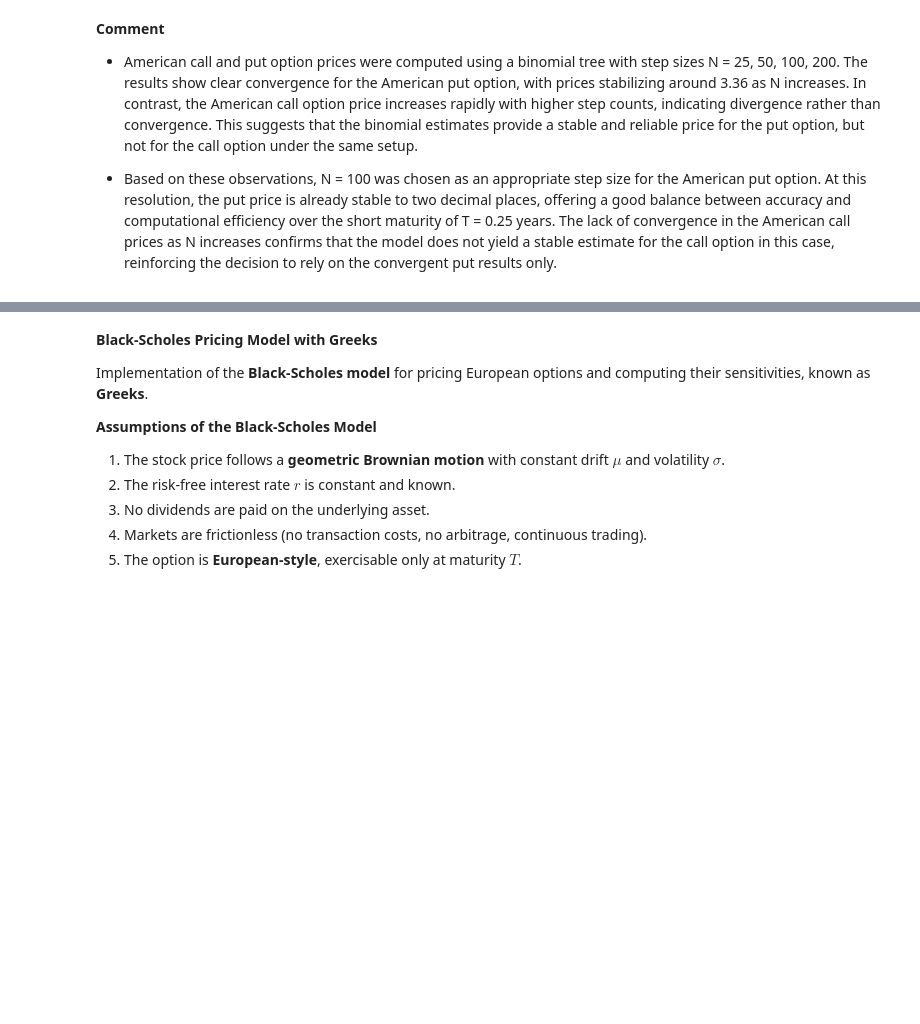
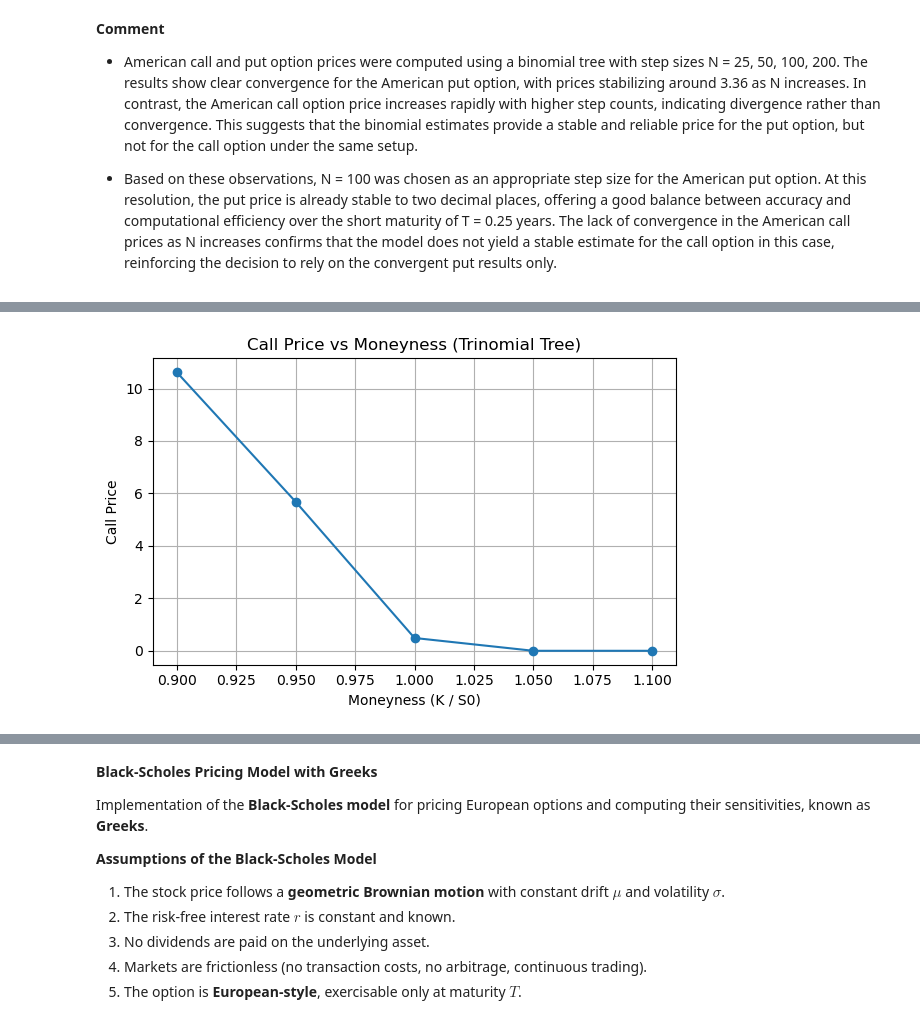
Before and after one commit to jamesolayinka/Quantitative-Finance-Playground, a Jupyter notebook: options_pricing.ipynb, the cells around one changed output, grey strips where cells are left out. Cells and saved outputs as stored; diff of their text form; code cells hidden in the pictures; blank space fills up the shorter version.

Commit message:
Option Pricing Notebook

```diff
--- a/options_pricing.ipynb
+++ b/options_pricing.ipynb
@@ -223,0 +236,89 @@ N = 200: Call Price = 311.3250, Put Price = 3.3678
+# %%
+# Parameters
+
+S0 = 100.0
+r = 0.05
+sigma = 0.20
+T = 3/12  # 3 months
+N = 200
+
+dt = T / N
+u = math.exp(sigma * math.sqrt(3 * dt))
+d = 1 / u
+
+# Risk-neutral probabilities (Boyle 1986 style)
+a = (sigma**2 * dt + (r) * dt) / (sigma * math.sqrt(3 * dt))
+p_u = (1/6) * (a**2 + a)
+p_d = (1/6) * (a**2 - a)
+p_m = 1 - (1/3) * (a**2)
+
+# Verify probabilities are valid
+prob_check = p_u + p_m + p_d
+
+# Strikes based on moneyness
+moneyness_list = [0.90, 0.95, 1.00, 1.05, 1.10]  # K/S0
+strike_list = [m * S0 for m in moneyness_list]
+
+def trinomial_call_price(S0, K, r, sigma, T, N):
+    dt = T / N
+    u = math.exp(sigma * math.sqrt(3 * dt))
+    d = 1 / u
+    a = (sigma**2 * dt + r * dt) / (sigma * math.sqrt(3 * dt))
+    p_u = (1/6) * (a**2 + a)
+    p_d = (1/6) * (a**2 - a)
+    p_m = 1 - (1/3) * (a**2)
+    discount = math.exp(-r * dt)
+
+    # initialize terminal option values
+    # indices j from -N to N
+    J = np.arange(-N, N+1, 1)
+    ST = S0 * (u ** J)
+    C_next = np.maximum(ST - K, 0.0)
+
+    # backward induction
+    for i in range(N-1, -1, -1):
+        # nodes for time i: j from -i to i
+        C_curr = np.zeros(2*i + 1)
+        # C_next currently corresponds to j from - (i+1) to (i+1)
+        # map index: j -> idx = j + (i+1)
+        for idx, j in enumerate(range(-i, i+1)):
+            idx_next_up = (j+1) + (i+1)  # index in C_next
+            idx_next_mid = j + (i+1)
+            idx_next_dn = (j-1) + (i+1)
+            C_curr[idx] = discount * (p_u * C_next[idx_next_up] + p_m * C_next[idx_next_mid] + p_d * C_next[idx_next_dn])
+        C_next = C_curr
+
+    return float(C_next[0])
+
+# Compute prices for selected strikes
+results = []
+for m, K in zip(moneyness_list, strike_list):
+    price = trinomial_call_price(S0, K, r, sigma, T, N)
+    results.append({'Moneyness (K/S0)': m, 'Strike K': round(K,2), 'Call Price': round(price,6)})
+
+df = pd.DataFrame(results)
+df['Category'] = ['Deep ITM','ITM','ATM','OTM','Deep OTM']
+
+
+print("Trinomial Call Prices", df[['Category','Moneyness (K/S0)','Strike K','Call Price']])
+
+# Also plot call price vs moneyness
+plt.figure(figsize=(6,4))
+plt.plot(df['Moneyness (K/S0)'], df['Call Price'], marker='o')
+plt.xlabel('Moneyness (K / S0)')
+plt.ylabel('Call Price')
+plt.title('Call Price vs Moneyness (Trinomial Tree)')
+plt.grid(True)
+plt.tight_layout()
+plt.show()
+
+# Print probability check for transparency
+prob_info = {
+    'p_u': p_u,
+    'p_m': p_m,
+    'p_d': p_d,
+    'sum_probs': prob_check
+}
+
+prob_info, df[['Category','Moneyness (K/S0)','Strike K','Call Price']]
+# %% [output]
@@ -223,0 +331 @@ N = 200: Call Price = 311.3250, Put Price = 3.3678
+[figure, added]
```
Also changed, not shown: parts of 6 cells of this notebook.
